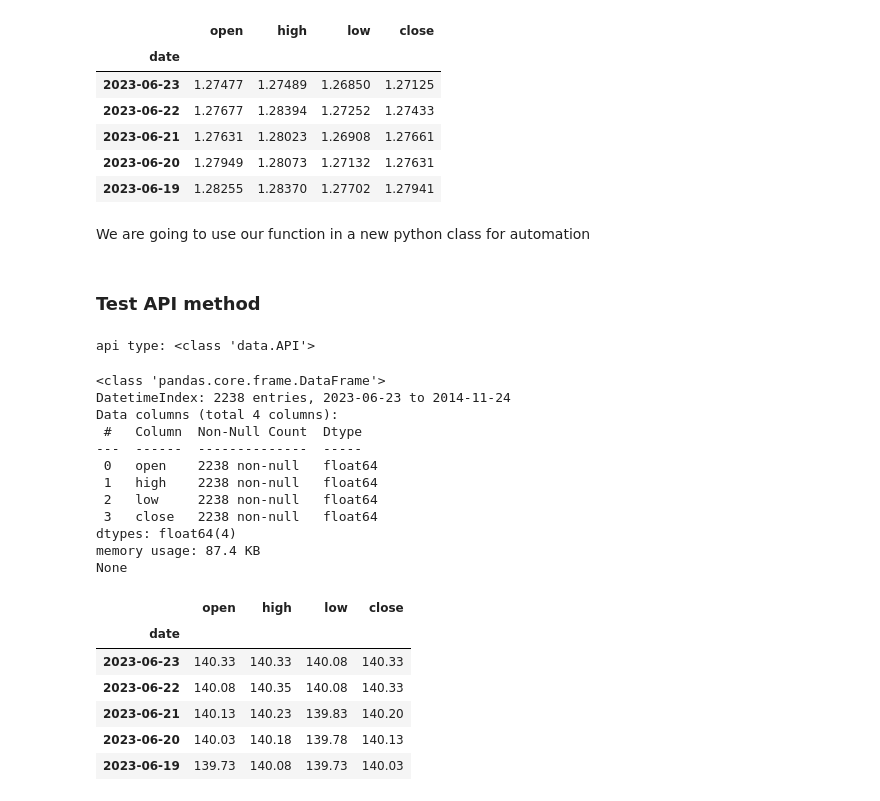
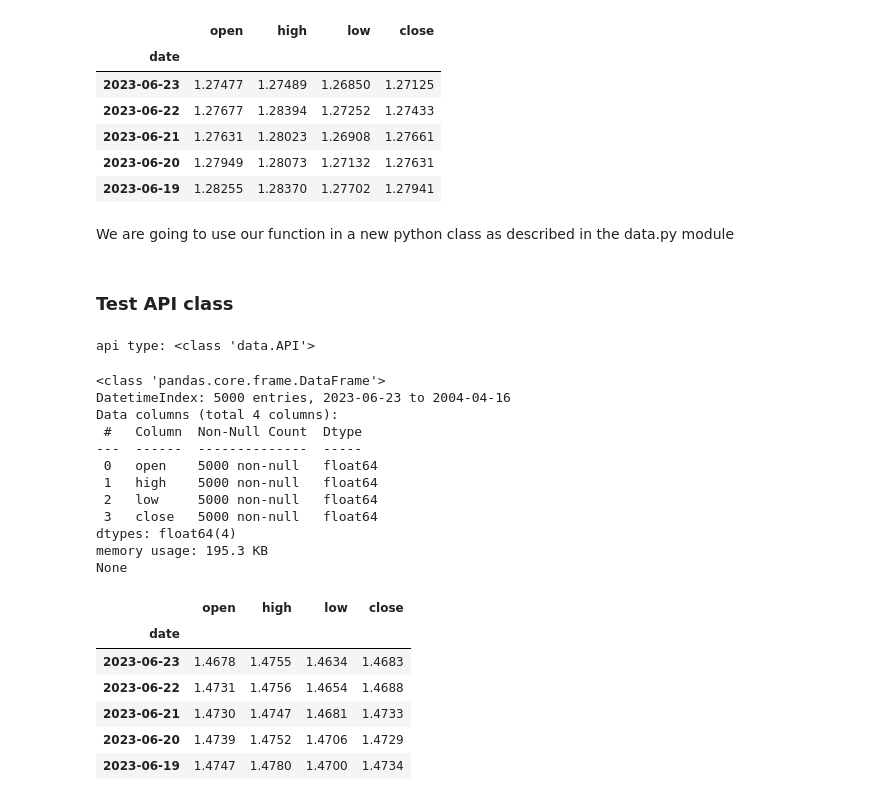
Before and after one commit to anwangari/Python_ETL, a Jupyter notebook: API.ipynb, the cells around one changed output. Cells and saved outputs as stored; diff of their text form; code cells hidden in the pictures.

```diff
--- a/API.ipynb
+++ b/API.ipynb
@@ -219,9 +225,9 @@ None
 | 2023-06-20 | 1.27949 | 1.28073 | 1.27132 | 1.27631 |
 | 2023-06-19 | 1.28255 | 1.28370 | 1.27702 | 1.27941 |
 # %% [markdown]
-We are going to use our function in a new python class for automation
+We are going to use our function in a new python class as described in the data.py module
 # %% [markdown]
-### Test API method
+### Test API class
 # %%
 # instantiate 'API' instance
 
@@ -230,28 +236,31 @@ print("api type:", type(api))
 # %% [output]
 api type: <class 'data.API'>
 # %%
+c_from = "CHF"
+c_to = "CAD"
+
 # get data using your module
-fx = api.get_api_data()
+fx = api.get_api_data(currency_from=c_from, currency_to=c_to)
 
 print(fx.info())
 fx.head()
 # %% [output]
 <class 'pandas.core.frame.DataFrame'>
-DatetimeIndex: 2238 entries, 2023-06-23 to 2014-11-24
+DatetimeIndex: 5000 entries, 2023-06-23 to 2004-04-16
 Data columns (total 4 columns):
  #   Column  Non-Null Count  Dtype
 ---  ------  --------------  -----
- 0   open    2238 non-null   float64
- 1   high    2238 non-null   float64
- 2   low     2238 non-null   float64
- 3   close   2238 non-null   float64
+ 0   open    5000 non-null   float64
+ 1   high    5000 non-null   float64
+ 2   low     5000 non-null   float64
+ 3   close   5000 non-null   float64
 dtypes: float64(4)
-memory usage: 87.4 KB
+memory usage: 195.3 KB
 None
 |  | open | high | low | close |
 | date |  |  |  |  |
-| 2023-06-23 | 140.33 | 140.33 | 140.08 | 140.33 |
-| 2023-06-22 | 140.08 | 140.35 | 140.08 | 140.33 |
-| 2023-06-21 | 140.13 | 140.23 | 139.83 | 140.20 |
-| 2023-06-20 | 140.03 | 140.18 | 139.78 | 140.13 |
-| 2023-06-19 | 139.73 | 140.08 | 139.73 | 140.03 |
+| 2023-06-23 | 1.4678 | 1.4755 | 1.4634 | 1.4683 |
+| 2023-06-22 | 1.4731 | 1.4756 | 1.4654 | 1.4688 |
+| 2023-06-21 | 1.4730 | 1.4747 | 1.4681 | 1.4733 |
+| 2023-06-20 | 1.4739 | 1.4752 | 1.4706 | 1.4729 |
+| 2023-06-19 | 1.4747 | 1.4780 | 1.4700 | 1.4734 |
```
Also changed, not shown: parts of 30 cells of this notebook.
